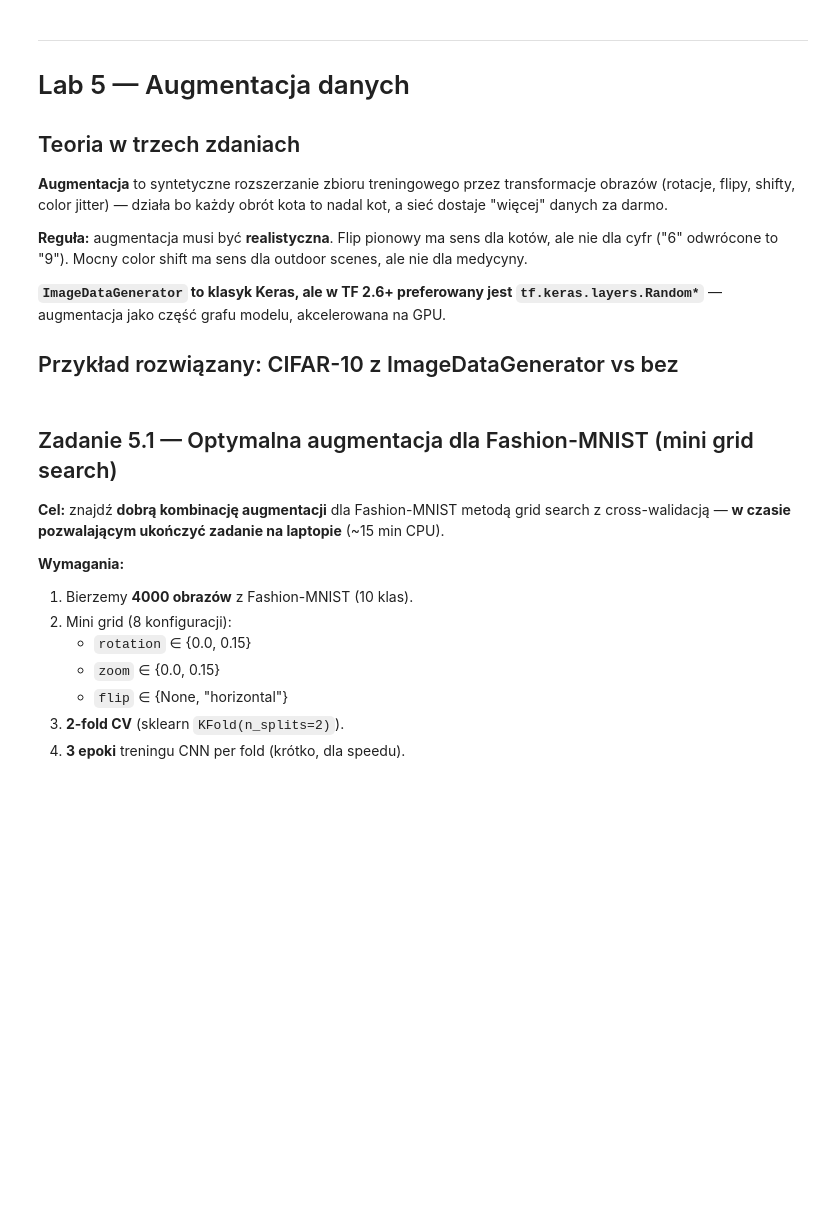
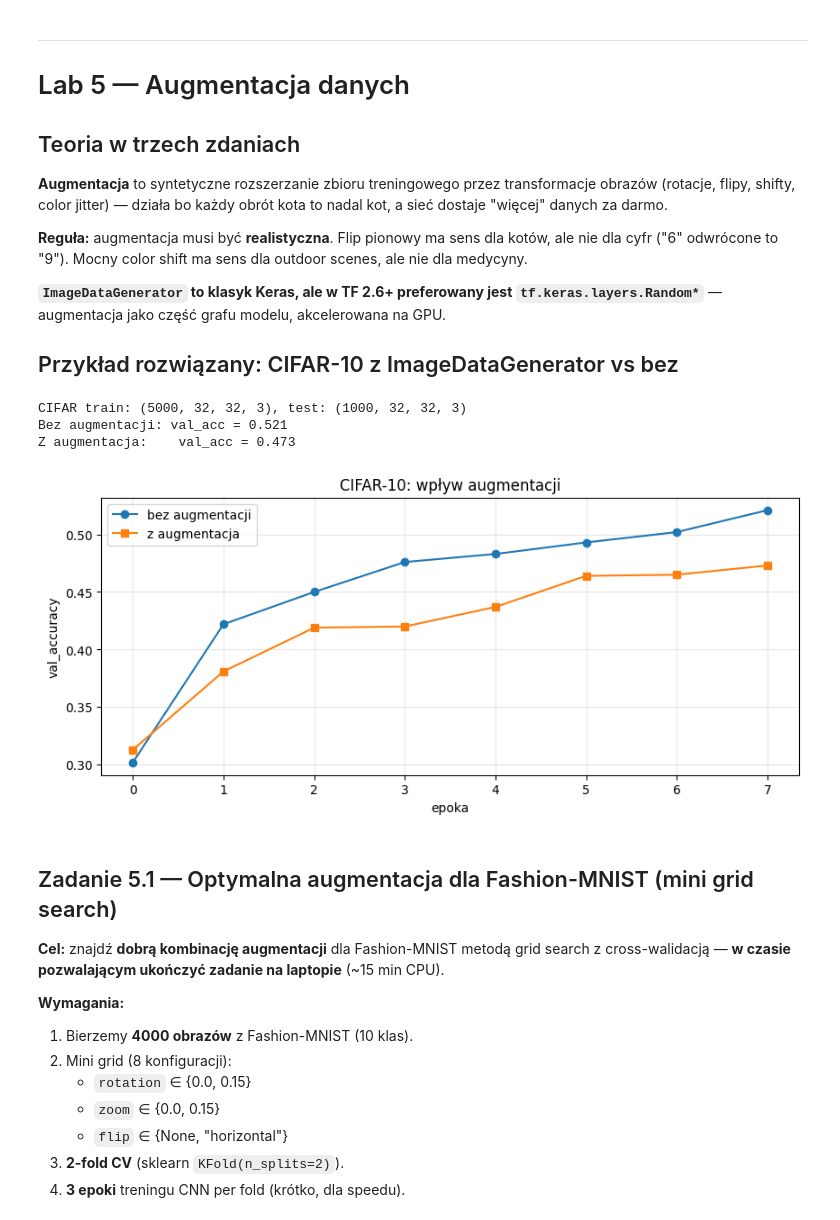
Before and after one commit to zonel/BAI_LAB_TASK, a Jupyter notebook: zestaw_zaliczeniowy/BAI_Zestaw_Zaliczeniowy.ipynb, the cells around one changed output. Drawn from its saved outputs; the diff is of its cells as text; code cells hidden in the pictures; blank space fills up the shorter version.

```diff
--- a/zestaw_zaliczeniowy/BAI_Zestaw_Zaliczeniowy.ipynb
+++ b/zestaw_zaliczeniowy/BAI_Zestaw_Zaliczeniowy.ipynb
@@ -66,3 +66,13 @@ WORKDIR.mkdir(exist_ok=True)
 print(f"TensorFlow: {tf.__version__}")
 print(f"GPU: {len(tf.config.list_physical_devices('GPU')) > 0}")
 print(f"NumPy: {np.__version__}")
+
+# Workaround: bug w Keras 3.x — leciał mi string loss + metrics powodował dtype='string'
+_orig_keras_compile = keras.Model.compile
+def _keras_compile_fix(self, optimizer="rmsprop", loss=None, metrics=None, loss_weights=None, **kw):
+    if isinstance(loss, str) and metrics is not None and loss_weights is None:
+        loss_weights = 1.0
+    return _orig_keras_compile(self, optimizer=optimizer, loss=loss, metrics=metrics,
+                               loss_weights=loss_weights, **kw)
+keras.Model.compile = _keras_compile_fix
+print("Keras compile fix applied")
@@ -498,9 +888,9 @@ print(f"\nFinal test accuracy: {test_acc:.3f}")
 cifar = load_dataset("uoft-cs/cifar10")
 def cifar_subset(n_train=5000, n_test=1000):
     tr_imgs = np.array([np.array(img) for img in cifar["train"]["img"][:n_train]], dtype=np.float32) / 255.0
-    tr_labs = np.array(cifar["train"]["label"][:n_train])
+    tr_labs = np.array(cifar["train"]["label"][:n_train], dtype=np.int32)
     te_imgs = np.array([np.array(img) for img in cifar["test"]["img"][:n_test]], dtype=np.float32) / 255.0
-    te_labs = np.array(cifar["test"]["label"][:n_test])
+    te_labs = np.array(cifar["test"]["label"][:n_test], dtype=np.int32)
     return (tr_imgs, tr_labs), (te_imgs, te_labs)
 
 (x_tr, y_tr), (x_te, y_te) = cifar_subset()
@@ -519,33 +909,38 @@ def cifar_cnn():
         layers.Dense(10, activation="softmax"),
     ])
 
 # Bez augmentacji
 tf.random.set_seed(42)
 m1 = cifar_cnn()
 m1.compile("adam", "sparse_categorical_crossentropy", ["accuracy"])
 h1 = m1.fit(x_tr, y_tr, epochs=8, batch_size=64, validation_data=(x_te, y_te), verbose=0)
 print(f"Bez augmentacji: val_acc = {h1.history['val_accuracy'][-1]:.3f}")
 
 # Z augmentacja jako warstwy modelu (nowoczesny sposob)
 augment = keras.Sequential([
     layers.RandomFlip("horizontal"),
     layers.RandomRotation(0.1),
     layers.RandomZoom(0.1),
 ])
 tf.random.set_seed(42)
 m2 = keras.Sequential([augment, cifar_cnn()])
 m2.compile("adam", "sparse_categorical_crossentropy", ["accuracy"])
 h2 = m2.fit(x_tr, y_tr, epochs=8, batch_size=64, validation_data=(x_te, y_te), verbose=0)
 print(f"Z augmentacja:    val_acc = {h2.history['val_accuracy'][-1]:.3f}")
 
 # Wykres
 plt.figure(figsize=(10, 4))
 plt.plot(h1.history["val_accuracy"], "o-", label="bez augmentacji")
 plt.plot(h2.history["val_accuracy"], "s-", label="z augmentacja")
 plt.xlabel("epoka"); plt.ylabel("val_accuracy")
 plt.title("CIFAR-10: wpływ augmentacji")
 plt.legend(); plt.grid(alpha=0.3)
 plt.show()
+# %% [output]
+CIFAR train: (5000, 32, 32, 3), test: (1000, 32, 32, 3)
+Bez augmentacji: val_acc = 0.521
+Z augmentacja:    val_acc = 0.473
+[figure, added]
 # %% [markdown]
 ## Zadanie 5.1 — Optymalna augmentacja dla Fashion-MNIST (mini grid search)
 
```
Also changed, not shown: parts of 22 cells of this notebook.
